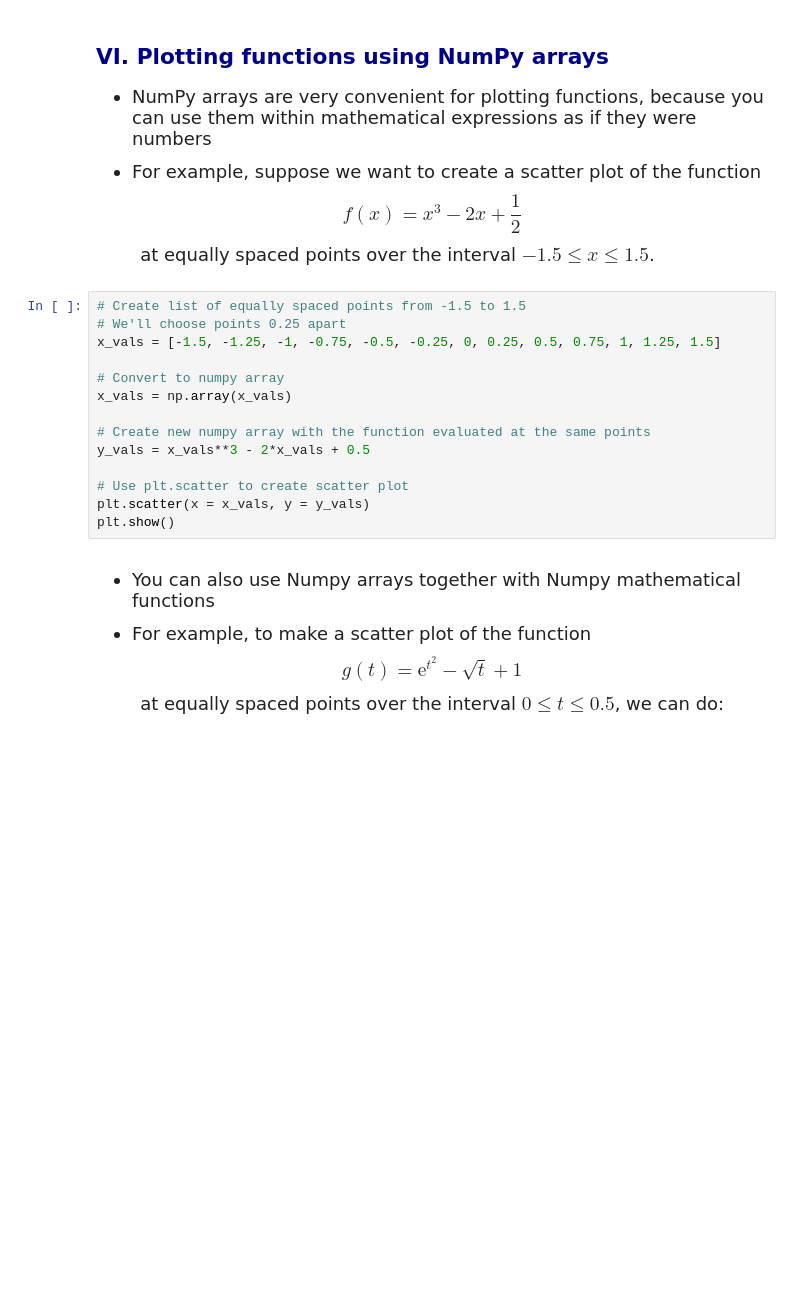
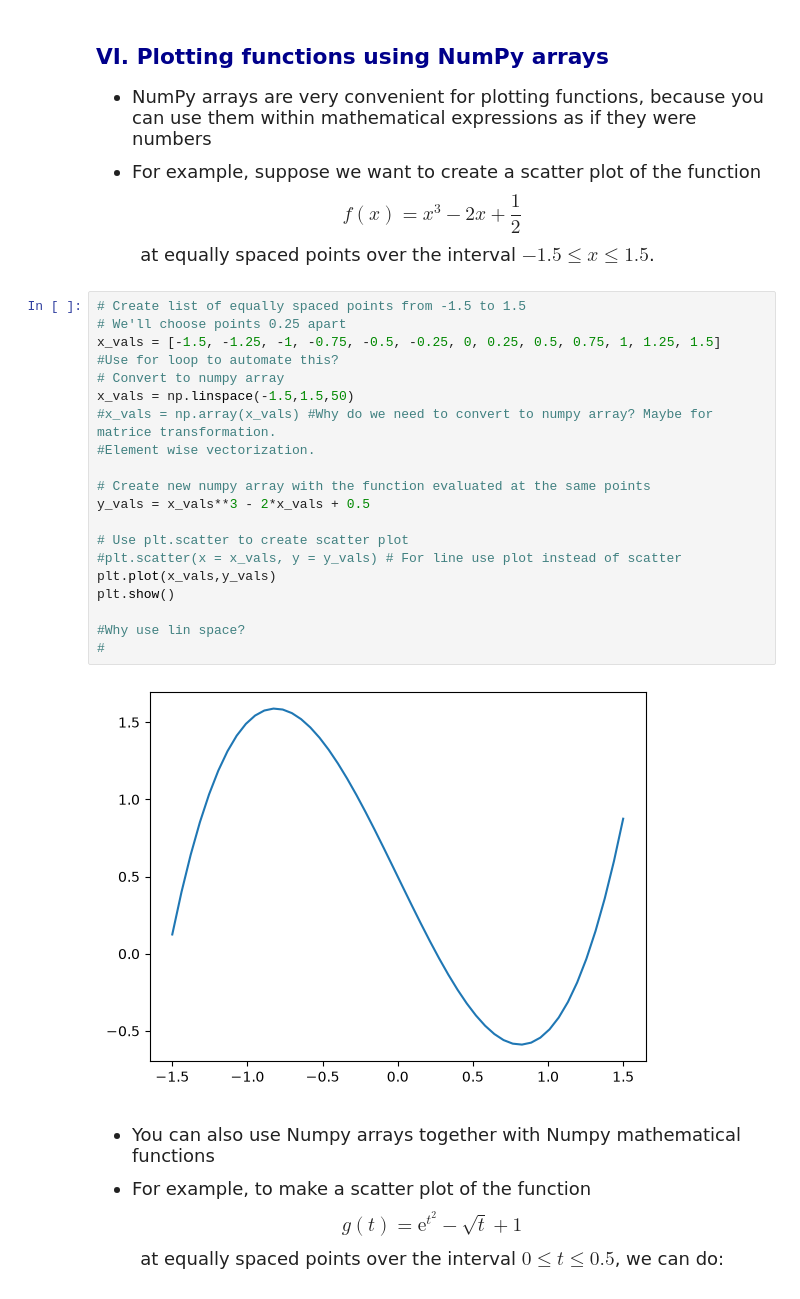
Before and after one commit to JNGU28/datasci185fall2026, a Jupyter notebook: Lecture_05_Libraries_and_Specialized_Functions/Lecture5 copy.ipynb, the cells around one changed output. Drawn from its saved outputs; the diff is of its cells as text; blank space fills up the shorter version.

```diff
--- a/Lecture_05_Libraries_and_Specialized_Functions/Lecture5 copy.ipynb
+++ b/Lecture_05_Libraries_and_Specialized_Functions/Lecture5 copy.ipynb
@@ -477,17 +491,25 @@ $$ f(x) = x^3 - 2x + \frac{1}{2} $$
 # %%
 # Create list of equally spaced points from -1.5 to 1.5
 # We'll choose points 0.25 apart
 x_vals = [-1.5, -1.25, -1, -0.75, -0.5, -0.25, 0, 0.25, 0.5, 0.75, 1, 1.25, 1.5]
-
+#Use for loop to automate this?
 # Convert to numpy array
-x_vals = np.array(x_vals)
+x_vals = np.linspace(-1.5,1.5,50)
+#x_vals = np.array(x_vals) #Why do we need to convert to numpy array? Maybe for matrice transformation.
+#Element wise vectorization.
 
 # Create new numpy array with the function evaluated at the same points
 y_vals = x_vals**3 - 2*x_vals + 0.5
 
 # Use plt.scatter to create scatter plot
-plt.scatter(x = x_vals, y = y_vals)
+#plt.scatter(x = x_vals, y = y_vals) # For line use plot instead of scatter
+plt.plot(x_vals,y_vals)
 plt.show()
+
+#Why use lin space?
+#
+# %% [output]
+[figure, added]
 # %% [markdown]
 <font size = "4">
 
```
Also changed, not shown: parts of 11 cells of this notebook, 1 other file.
